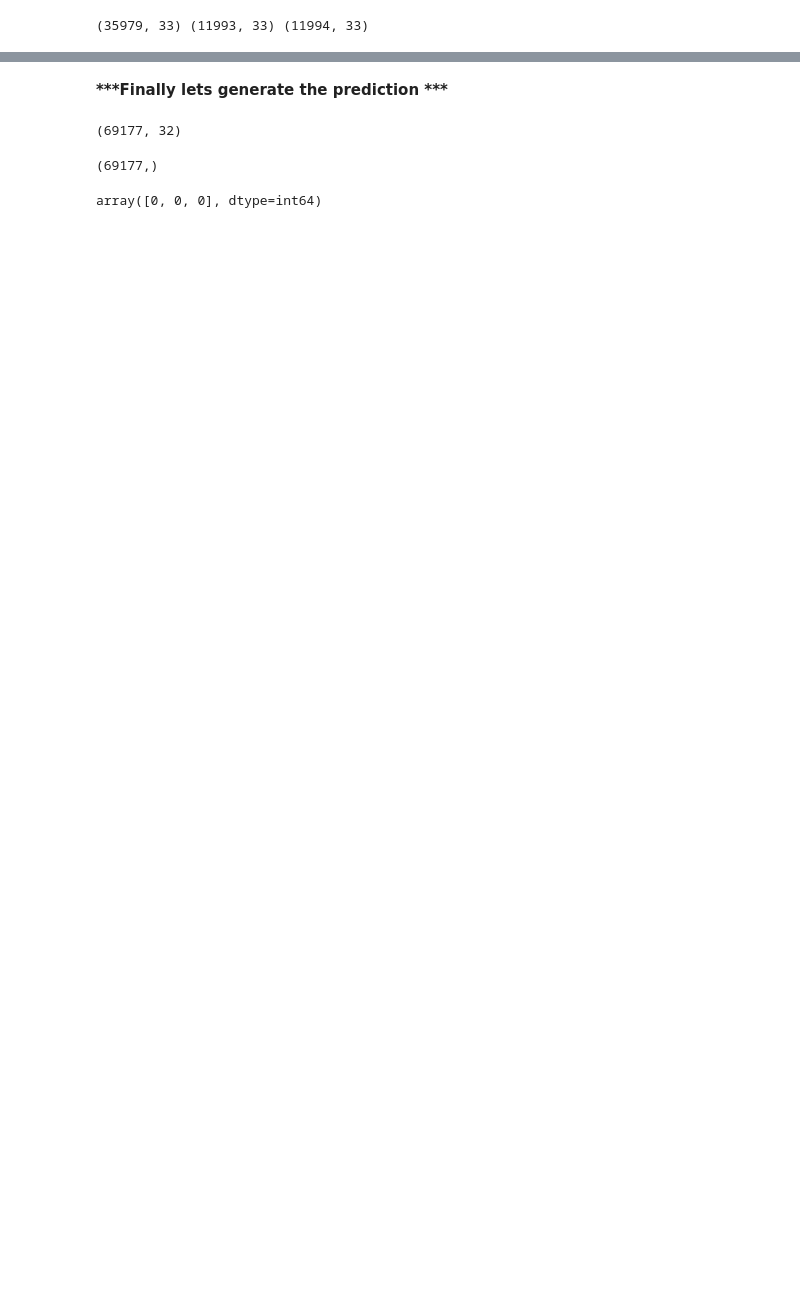
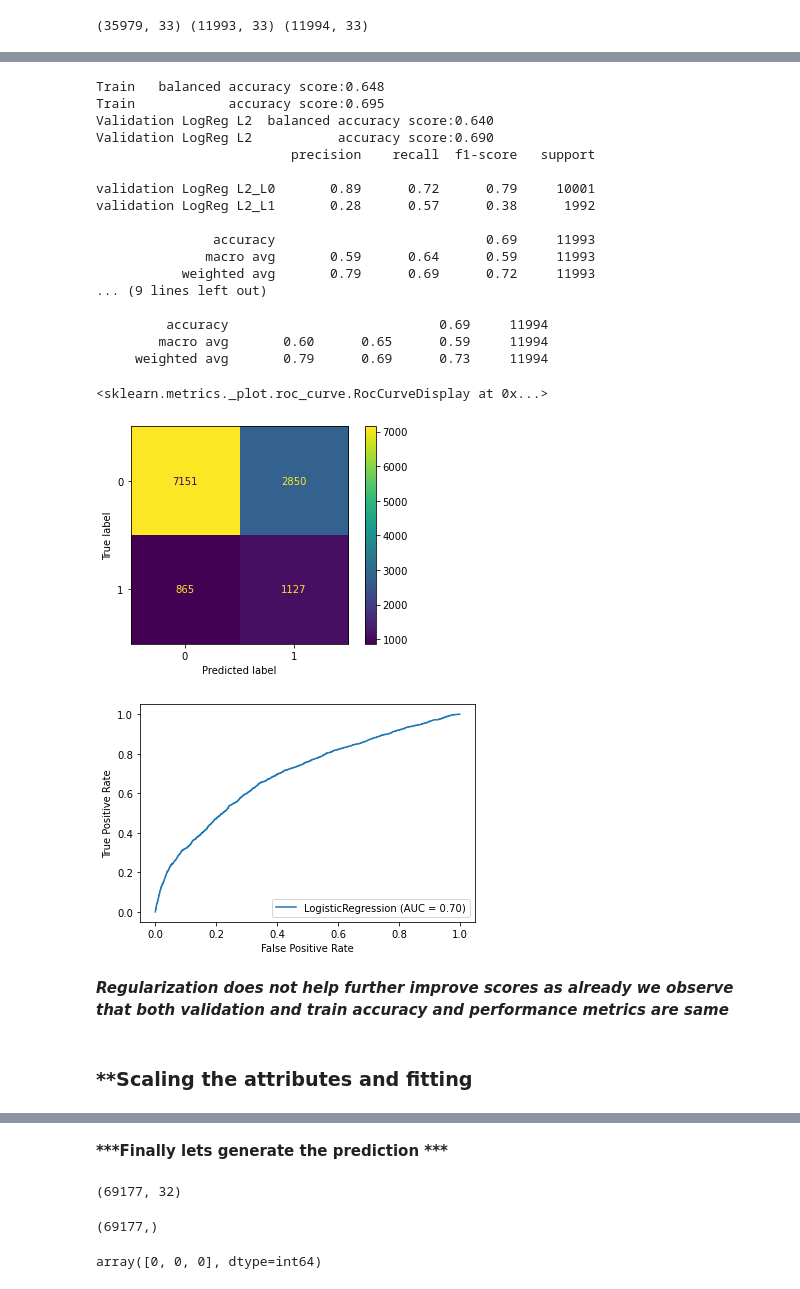
Before and after one commit to s3785704/machine-learning-assign01, a Jupyter notebook: assign1.ipynb, the cells around one changed output, grey strips where cells are left out. Saved outputs shown, nothing was run; the diff lists cells and outputs as text; code cells hidden in the pictures; blank space fills up the shorter version.

```diff
--- a/assign1.ipynb
+++ b/assign1.ipynb
@@ -923,0 +597,33 @@ plot_roc_curve(clf,test_X,test_y)
+# %%
+clf_l2 = LogisticRegression(penalty='l2',C=0.75,random_state=0,solver='liblinear',max_iter=1000,class_weight='balanced').fit(train_X,train_y.ravel())
+plot_confusion_matrix(clf_l2,val_X,val_y)
+print_f1_scores(clf_l2,train_X,train_y,val_X,val_y,"Validation LogReg L2")
+print_classification_report(clf_l2,val_X,val_y,"validation LogReg L2")
+print_f1_scores(clf_l2,train_X,train_y,test_X,test_y,"Test LogReg L2")
+print_classification_report(clf_l2,test_X,test_y,"Test LogReg L2")
+plot_roc_curve(clf_l2,test_X,test_y)
+# %% [output]
+Train   balanced accuracy score:0.648
+Train            accuracy score:0.695
+Validation LogReg L2  balanced accuracy score:0.640
+Validation LogReg L2           accuracy score:0.690
+                         precision    recall  f1-score   support
+
+validation LogReg L2_L0       0.89      0.72      0.79     10001
+validation LogReg L2_L1       0.28      0.57      0.38      1992
+
+               accuracy                           0.69     11993
+              macro avg       0.59      0.64      0.59     11993
+           weighted avg       0.79      0.69      0.72     11993
+... (9 lines left out)
+
+         accuracy                           0.69     11994
+        macro avg       0.60      0.65      0.59     11994
+     weighted avg       0.79      0.69      0.73     11994
+<sklearn.metrics._plot.roc_curve.RocCurveDisplay at 0x...>
+[figure, added]
+[figure, added]
+# %% [markdown]
+<b>*Regularization does not help further improve scores as already we observe that both validation and train accuracy and performance metrics are same*
+# %% [markdown]
+### **Scaling the attributes and fitting
```
Also changed, not shown: parts of 107 cells of this notebook.
